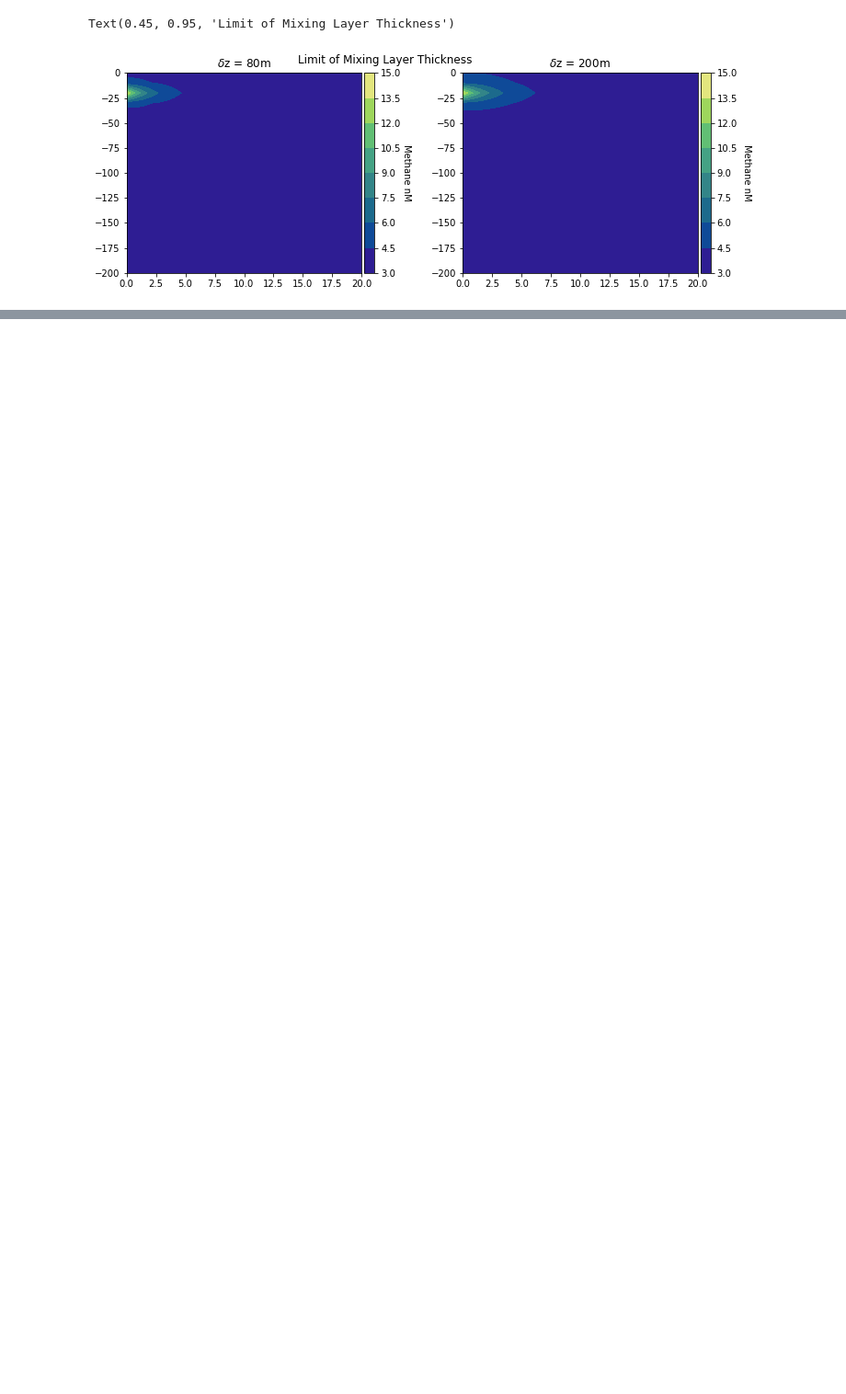
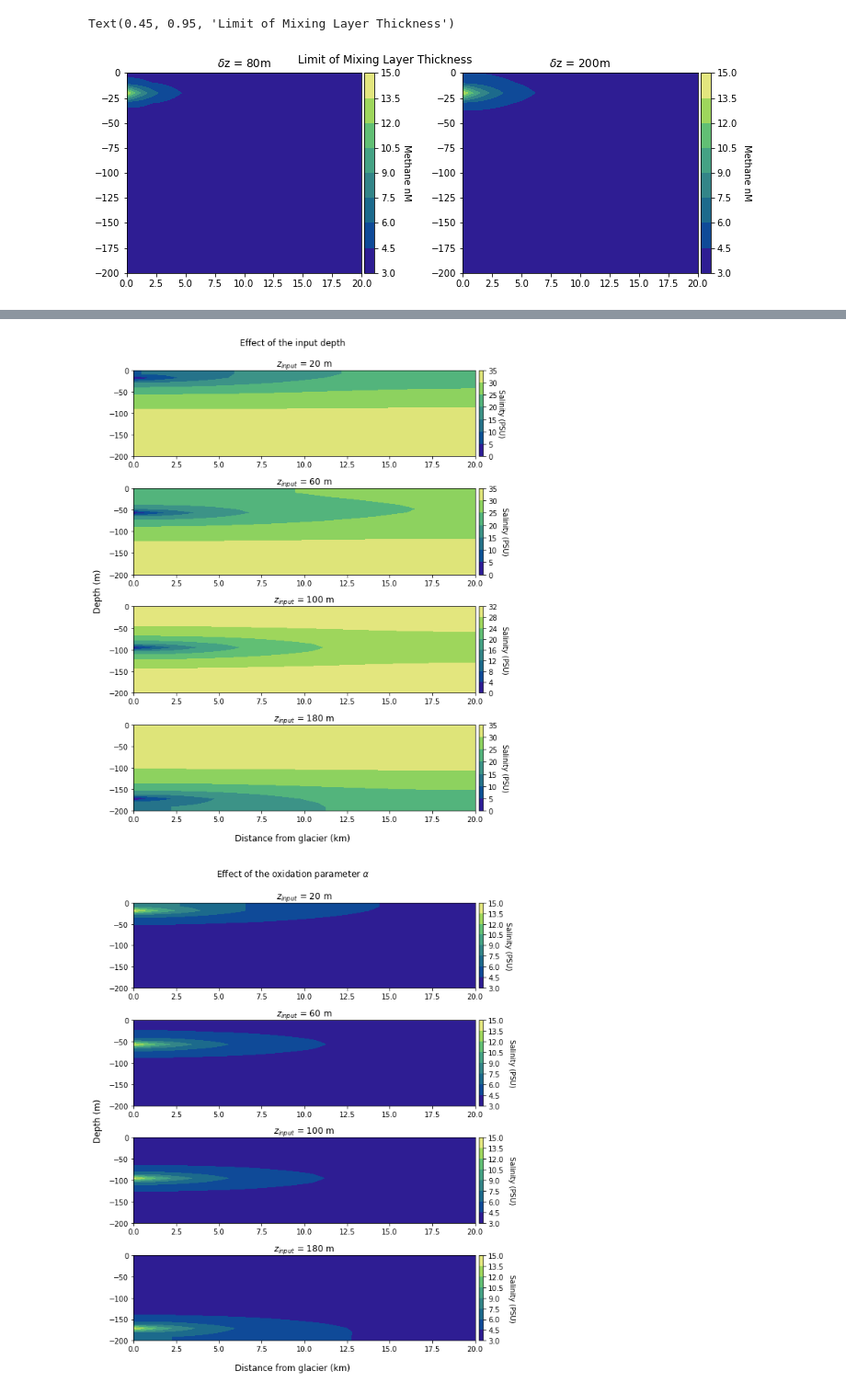
Before and after one commit to krobinson99/EOSC511Project, a Jupyter notebook: glacier_perturbations.ipynb, the cells around one changed output, grey strips where cells are left out. Shown at 92% size. Saved outputs shown, nothing was run; the diff lists cells and outputs as text; code cells hidden in the pictures; blank space fills up the shorter version.

Commit message:
variable input depth

```diff
--- a/glacier_perturbations.ipynb
+++ b/glacier_perturbations.ipynb
@@ -134,0 +136,71 @@ plt.tight_layout()
+# %%
+# testing the effect of the input depth
+#zz = 20
+Cs, Ss =glacier_v3.glacier(ngridx,ngridz,dt,20,T,20,0.4/86400, steady = False)
+Cs_z60, Ss_z60 =glacier_v3.glacier(ngridx,ngridz,dt,60,T,20,0.4/86400, steady = False)
+Cs_z100, Ss_z100 =glacier_v3.glacier(ngridx,ngridz,dt,100,T,20,0.4/86400, steady = False)
+Cs_z180, Ss_z180 =glacier_v3.glacier(ngridx,ngridz,dt,180,T,20,0.4/86400, steady = False)
+# %%
+cmap=cmocean.cm.haline
+fig, axs=plt.subplots(4,1,figsize=(9,10))
+z = np.linspace(0,D,ngridz+1)
+x = np.linspace(0,L/1e3,ngridx+1)
+X,Z=np.meshgrid(x,z)
+
+c1=axs[0].contourf(X,-Z,Ss[-1,:,:].T,cmap=cmap)
+cb1=fig.colorbar(c1,ax=axs[0],pad=0.01)
+cb1.ax.get_yaxis().labelpad = 10
+axs[0].set_title('$z_{input}$ = 20 m',fontsize=12)
+cb1.set_label('Salinity (PSU)', rotation=270)
+c2=axs[1].contourf(X,-Z,Ss_z60[-1,:,:].T,cmap=cmap)
+cb2=fig.colorbar(c2,ax=axs[1],pad=0.01)
+cb2.ax.get_yaxis().labelpad = 15
+axs[1].set_title('$z_{input}$ = 60 m')
+cb2.set_label('Salinity (PSU)', rotation=270)
+fig.suptitle('Steady vs Sinks Methane Concentration',y=0.95,x=0.45)
+c3=axs[2].contourf(X,-Z,Ss_z100[-1,:,:].T,cmap=cmap)
+cb3=fig.colorbar(c3,ax=axs[2],pad=0.01)
+cb3.ax.get_yaxis().labelpad = 15
+axs[2].set_title('$z_{input}$ = 100 m')
+cb3.set_label('Salinity (PSU)', rotation=270)
+c4=axs[3].contourf(X,-Z,Ss_z180[-1,:,:].T,cmap=cmap)
+cb4=fig.colorbar(c4,ax=axs[3],pad=0.01)
+cb4.ax.get_yaxis().labelpad = 15
+axs[3].set_title('$z_{input}$ = 180 m')
+cb4.set_label('Salinity (PSU)', rotation=270)
+fig.suptitle('Effect of the input depth',y=0.99,x=0.45)
+fig.supxlabel('Distance from glacier (km)',x=0.45)
+fig.supylabel('Depth (m)',x=0.02)
+plt.tight_layout()
+#plt.savefig('ss_z_input_salinity.pdf')
+
+fig, axs=plt.subplots(4,1,figsize=(9,10))
+c1=axs[0].contourf(X,-Z,Cs[-1,:,:].T,cmap=cmap)
+cb1=fig.colorbar(c1,ax=axs[0],pad=0.01)
+cb1.ax.get_yaxis().labelpad = 10
+axs[0].set_title('$z_{input}$ = 20 m',fontsize=12)
+cb1.set_label('Salinity (PSU)', rotation=270)
+c2=axs[1].contourf(X,-Z,Cs_z60[-1,:,:].T,cmap=cmap)
+cb2=fig.colorbar(c2,ax=axs[1],pad=0.01)
+cb2.ax.get_yaxis().labelpad = 15
+axs[1].set_title('$z_{input}$ = 60 m')
+cb2.set_label('Salinity (PSU)', rotation=270)
+fig.suptitle('Steady vs Sinks Methane Concentration',y=0.95,x=0.45)
+c3=axs[2].contourf(X,-Z,Cs_z100[-1,:,:].T,cmap=cmap)
+cb3=fig.colorbar(c3,ax=axs[2],pad=0.01)
+cb3.ax.get_yaxis().labelpad = 15
+axs[2].set_title('$z_{input}$ = 100 m')
+cb3.set_label('Salinity (PSU)', rotation=270)
+c4=axs[3].contourf(X,-Z,Cs_z180[-1,:,:].T,cmap=cmap)
+cb4=fig.colorbar(c4,ax=axs[3],pad=0.01)
+cb4.ax.get_yaxis().labelpad = 15
+axs[3].set_title('$z_{input}$ = 180 m')
+cb4.set_label('Salinity (PSU)', rotation=270)
+fig.suptitle('Effect of the oxidation parameter $\\alpha$',y=0.99,x=0.45)
+fig.supxlabel('Distance from glacier (km)',x=0.45)
+fig.supylabel('Depth (m)',x=0.02)
+plt.tight_layout()
+#plt.savefig('ss_z_input_methane.pdf')
+# %% [output]
+[figure, added]
+[figure, added]
```
Also changed, not shown: parts of 4 cells of this notebook, 4 other files.
